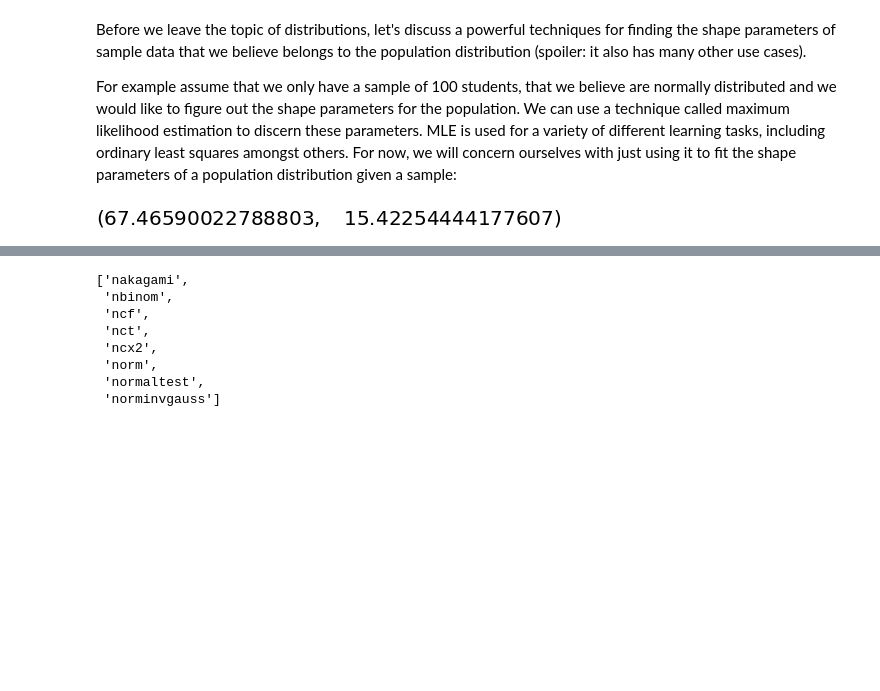
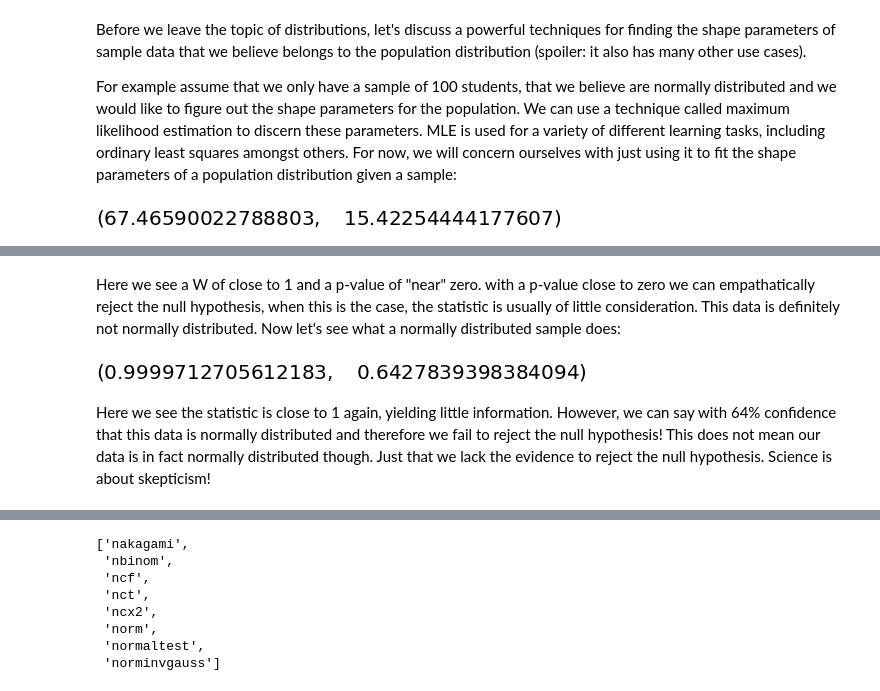
Before and after one commit to EricSchles/data_science_meetup_nyc, a Jupyter notebook: Statistical_Tests.ipynb, the cells around one changed output, grey strips where cells are left out. Saved outputs shown, nothing was run; the diff lists cells and outputs as text; code cells hidden in the pictures; blank space fills up the shorter version.

Commit message:
almost done with statistical tests

```diff
--- a/Statistical_Tests.ipynb
+++ b/Statistical_Tests.ipynb
@@ -441,0 +493,9 @@ As you can see, we recover the most likely population shape parameters from the
+# %% [markdown]
+Here we see a W of close to 1 and a p-value of "near" zero.  with a p-value close to zero we can empathatically reject the null hypothesis, when this is the case, the statistic is usually of little consideration.  This data is definitely not normally distributed.  Now let's see what a normally distributed sample does:
+# %%
+norm_dist = np.random.normal(0, 10, size=100000)
+stats.shapiro(norm_dist)
+# %% [output]
+[figure, added]
+# %% [markdown]
+Here we see the statistic is close to 1 again, yielding little information.  However, we can say with 64% confidence that this data is normally distributed and therefore we fail to reject the null hypothesis!  This does not mean our data is in fact normally distributed though.  Just that we lack the evidence to reject the null hypothesis.  Science is about skepticism!
```
Also changed, not shown: parts of 17 cells of this notebook.
